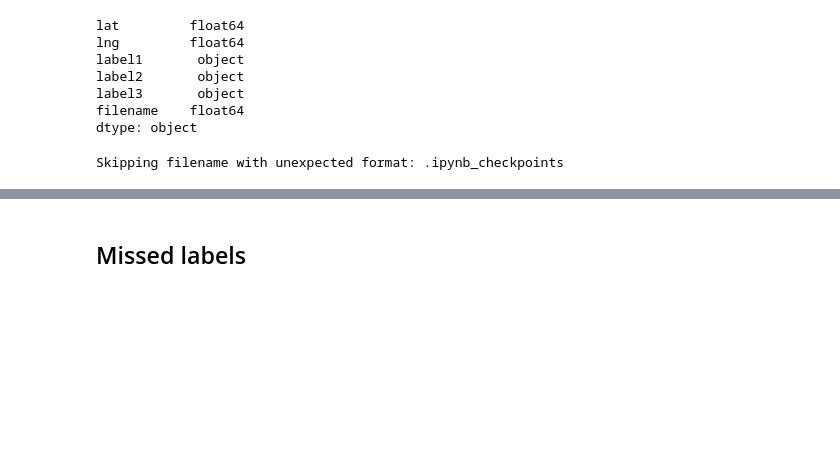
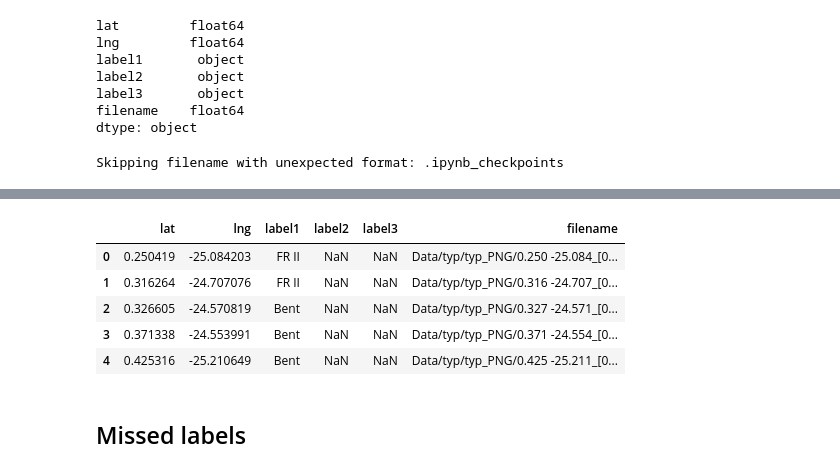
Before and after one commit to Khotso-Bore/automatic-labeling, a Jupyter notebook: main.ipynb, the cells around one changed output, grey strips where cells are left out. Saved outputs shown, nothing was run; the diff lists cells and outputs as text; code cells hidden in the pictures; blank space fills up the shorter version.

```diff
--- a/main.ipynb
+++ b/main.ipynb
@@ -93,3 +96,37 @@ for i, filename in enumerate(filenames,start=0):
         labels_df.loc[label_row.index, 'filename'] = filename
 # %% [output]
 Skipping filename with unexpected format: .ipynb_checkpoints
+# %%
+def label_to_image_mapper(folder, labels_df):
+
+    new_df = pd.DataFrame(columns=labels_df.columns)
+    # print(f'{folder}/typ/typ_PNG/')
+    filenames = [f'{folder}/typ/typ_PNG/' + f for f in os.listdir(f'{folder}/typ/typ_PNG')] + [f'{folder}/exo/exo_PNG/' + f for f in os.listdir(f'{folder}/exo/exo_PNG')]
+    print(f"Total number of files: {len(filenames)}")
+
+    # Print first 5 filenames
+    for i in range(1):
+        print(filenames[i])
+
+    for i, filename in enumerate(filenames,start=0):
+        #drop the directory path
+        truncated_filename = os.path.basename(filename)
+        coordinates = truncated_filename.split('_')[0]
+
+        if coordinates.count(' ') != 1:
+            print(f"Skipping filename with unexpected format: {truncated_filename}")
+            continue
+
+        lat, lng = coordinates.split(' ')
+        lat, lng = float(lat), float(lng)
+
+        label_row = labels_df[(labels_df['lat'].round(3) == lat) & (labels_df['lng'].round(3) == lng)]
+        if not label_row.empty:
+            #insert row to new dataframe
+            new_row = label_row.copy()
+            new_row['filename'] = filename
+            new_df = pd.concat([new_df, new_row], ignore_index=True)
+
+    return new_df
+# %%
+labeled_images_df = label_to_image_mapper('Data', labels_df)
@@ -96,3 +142,12 @@ Skipping filename with unexpected format: .ipynb_checkpoints
+# %%
+labeled_images_df.head()
+# %% [output]
+|  | lat | lng | label1 | label2 | label3 | filename |
+| 0 | 0.250419 | -25.084203 | FR II | NaN | NaN | Data/typ/typ_PNG/0.250 -25.084_[0... |
+| 1 | 0.316264 | -24.707076 | FR II | NaN | NaN | Data/typ/typ_PNG/0.316 -24.707_[0... |
+| 2 | 0.326605 | -24.570819 | Bent | NaN | NaN | Data/typ/typ_PNG/0.327 -24.571_[0... |
+| 3 | 0.371338 | -24.553991 | Bent | NaN | NaN | Data/typ/typ_PNG/0.371 -24.554_[0... |
+| 4 | 0.425316 | -25.210649 | Bent | NaN | NaN | Data/typ/typ_PNG/0.425 -25.211_[0... |
 # %% [markdown]
 ## Missed labels
 # %%
```
Also changed, not shown: parts of 20 cells of this notebook, 1 other file.
